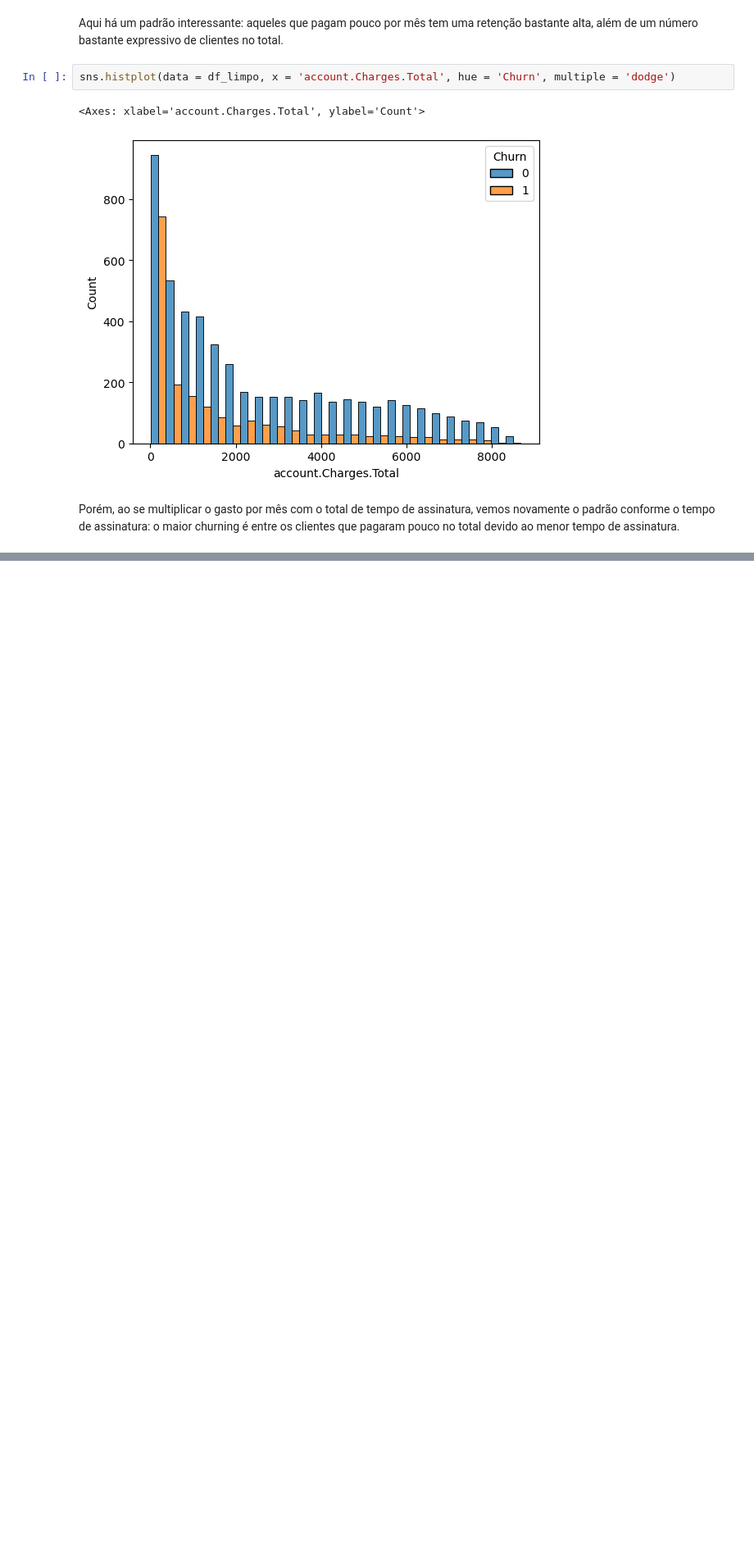
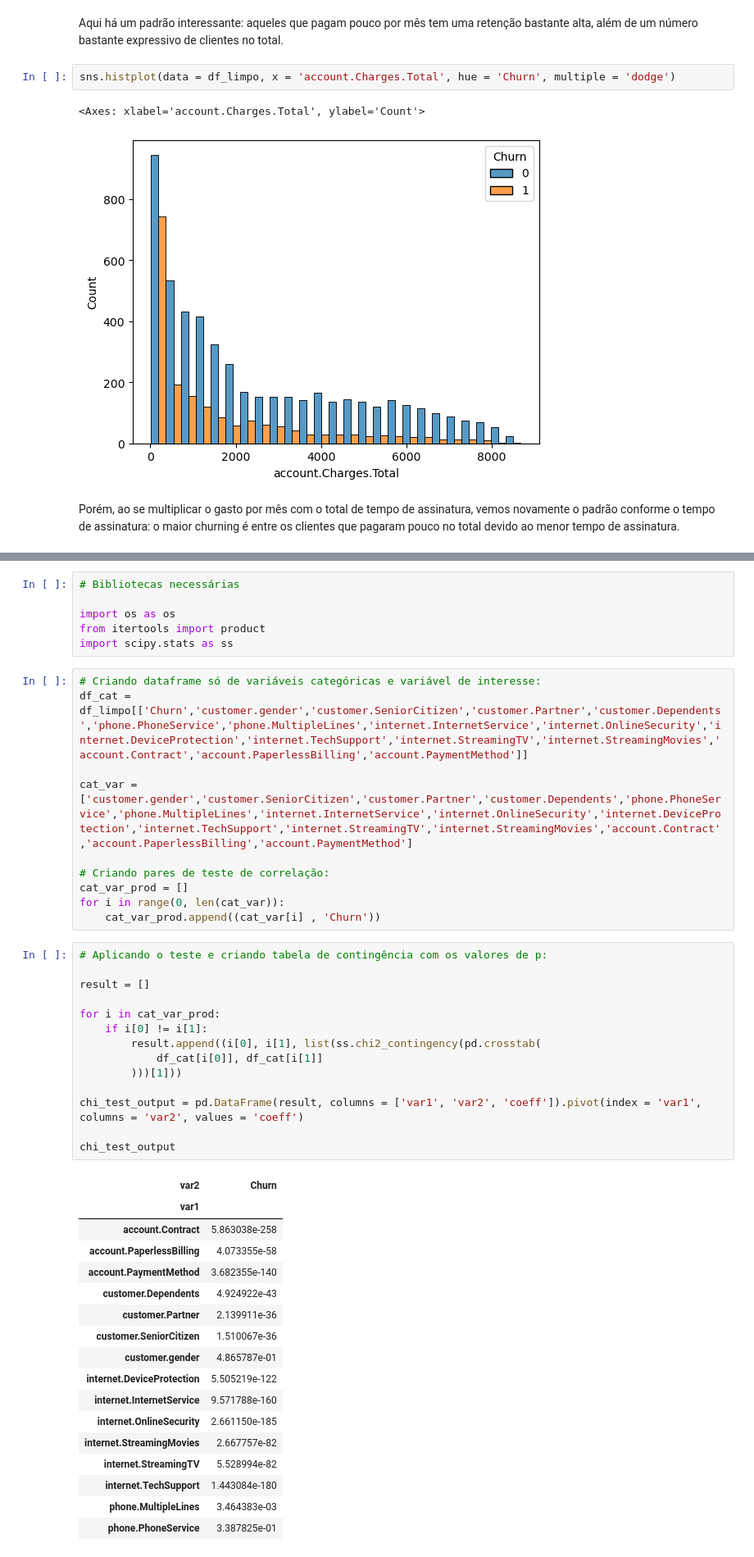
Before and after one commit to RPGraciotti/Novexus_alura_challenge, a Jupyter notebook: notebook_projeto.ipynb, the cells around one changed output, grey strips where cells are left out. Shown at 82% size. Drawn from its saved outputs; the diff is of its cells as text; blank space fills up the shorter version.

```diff
--- a/notebook_projeto.ipynb
+++ b/notebook_projeto.ipynb
@@ -718,0 +731,48 @@ Porém, ao se multiplicar o gasto por mês com o total de tempo de assinatura, v
+# %%
+# Bibliotecas necessárias
+
+import os as os
+from itertools import product
+import scipy.stats as ss
+# %%
+# Criando dataframe só de variáveis categóricas e variável de interesse:
+df_cat = df_limpo[['Churn','customer.gender','customer.SeniorCitizen','customer.Partner','customer.Dependents','phone.PhoneService','phone.MultipleLines','internet.InternetService','internet.OnlineSecurity','internet.DeviceProtection','internet.TechSupport','internet.StreamingTV','internet.StreamingMovies','account.Contract','account.PaperlessBilling','account.PaymentMethod']]
+
+cat_var = ['customer.gender','customer.SeniorCitizen','customer.Partner','customer.Dependents','phone.PhoneService','phone.MultipleLines','internet.InternetService','internet.OnlineSecurity','internet.DeviceProtection','internet.TechSupport','internet.StreamingTV','internet.StreamingMovies','account.Contract','account.PaperlessBilling','account.PaymentMethod']
+
+# Criando pares de teste de correlação:
+cat_var_prod = []
+for i in range(0, len(cat_var)):
+    cat_var_prod.append((cat_var[i] , 'Churn'))
+# %%
+# Aplicando o teste e criando tabela de contingência com os valores de p:
+
+result = []
+
+for i in cat_var_prod:
+    if i[0] != i[1]:
+        result.append((i[0], i[1], list(ss.chi2_contingency(pd.crosstab(
+            df_cat[i[0]], df_cat[i[1]]
+        )))[1]))
+
+chi_test_output = pd.DataFrame(result, columns = ['var1', 'var2', 'coeff']).pivot(index = 'var1', columns = 'var2', values = 'coeff')
+
+chi_test_output
+# %% [output]
+| var2 | Churn |
+| var1 |  |
+| account.Contract | 5.863038e-258 |
+| account.PaperlessBilling | 4.073355e-58 |
+| account.PaymentMethod | 3.682355e-140 |
+| customer.Dependents | 4.924922e-43 |
+| customer.Partner | 2.139911e-36 |
+| customer.SeniorCitizen | 1.510067e-36 |
+| customer.gender | 4.865787e-01 |
+| internet.DeviceProtection | 5.505219e-122 |
+| internet.InternetService | 9.571788e-160 |
+| internet.OnlineSecurity | 2.661150e-185 |
+| internet.StreamingMovies | 2.667757e-82 |
+| internet.StreamingTV | 5.528994e-82 |
+| internet.TechSupport | 1.443084e-180 |
+| phone.MultipleLines | 3.464383e-03 |
+| phone.PhoneService | 3.387825e-01 |
```
Also changed, not shown: parts of 10 cells of this notebook.
